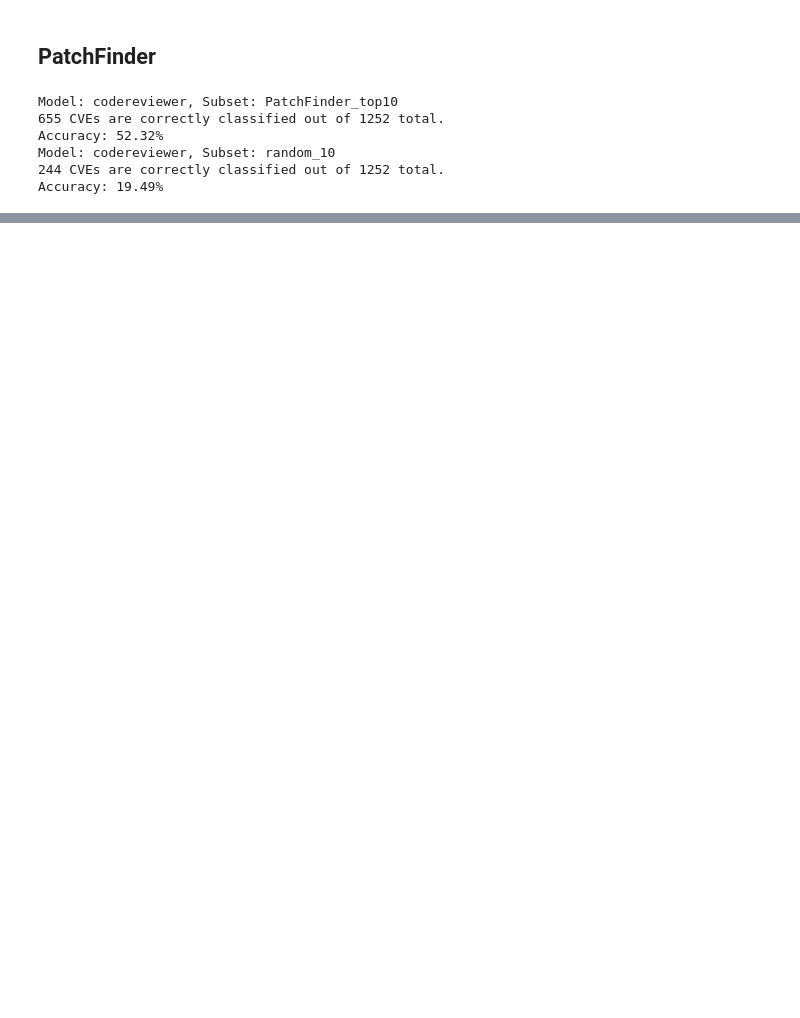
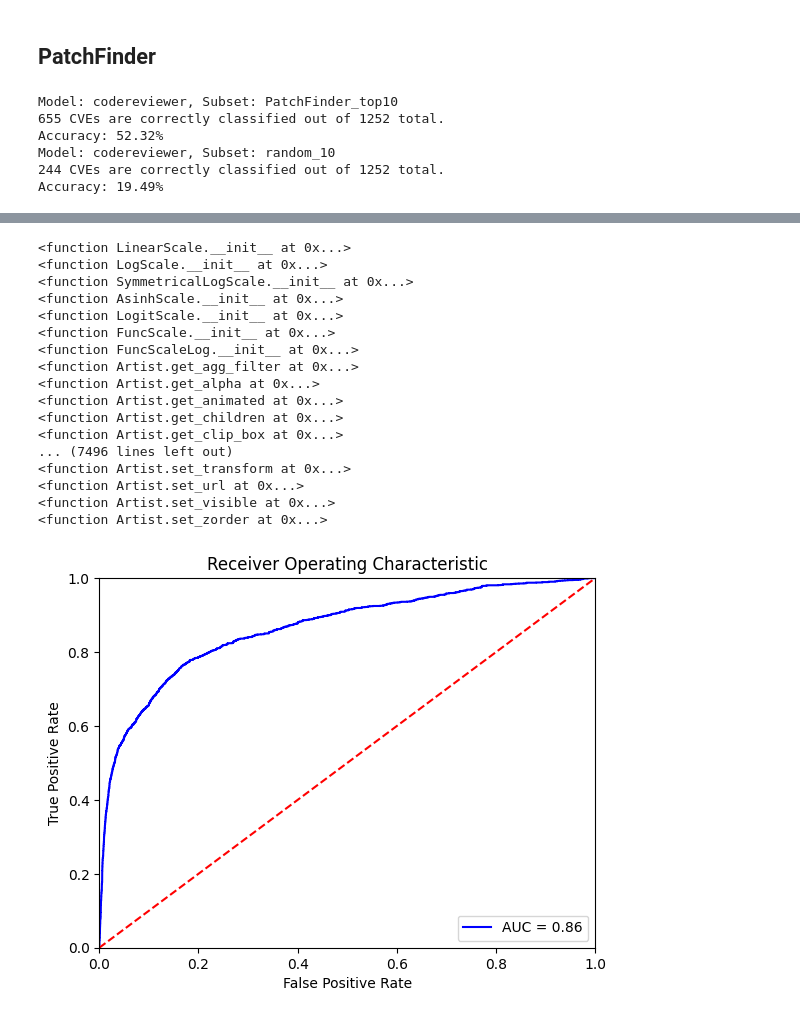
Before and after one commit to andstor/agentic-security-patch-classification-replication-package, a Jupyter notebook: analysis/results.ipynb, the cells around one changed output, grey strips where cells are left out. Cells and saved outputs as stored; diff of their text form; code cells hidden in the pictures; blank space fills up the shorter version.

```diff
--- a/analysis/results.ipynb
+++ b/analysis/results.ipynb
@@ -279,2 +532,42 @@ results_df
 # %%
 results_df.to_csv("../data/results_PatchFinder.csv", index=False)
+# %%
+# Source - https://stackoverflow.com/a
+# Posted by uniquegino, modified by community. See post 'Timeline' for change history
+# Retrieved 2026-01-14, License - CC BY-SA 4.0
+
+import sklearn.metrics as metrics
+# calculate the fpr and tpr for all thresholds of the classification
+fpr, tpr, threshold = metrics.roc_curve(df["label"], df["prediction"])
+roc_auc = metrics.auc(fpr, tpr)
+
+# method I: plt
+import matplotlib.pyplot as plt
+plt.title('Receiver Operating Characteristic')
+plt.plot(fpr, tpr, 'b', label = 'AUC = %0.2f' % roc_auc)
+plt.legend(loc = 'lower right')
+plt.plot([0, 1], [0, 1],'r--')
+plt.xlim([0, 1])
+plt.ylim([0, 1])
+plt.ylabel('True Positive Rate')
+plt.xlabel('False Positive Rate')
+plt.show()
+# %% [output]
+<function LinearScale.__init__ at 0x...>
+<function LogScale.__init__ at 0x...>
+<function SymmetricalLogScale.__init__ at 0x...>
+<function AsinhScale.__init__ at 0x...>
+<function LogitScale.__init__ at 0x...>
+<function FuncScale.__init__ at 0x...>
+<function FuncScaleLog.__init__ at 0x...>
+<function Artist.get_agg_filter at 0x...>
+<function Artist.get_alpha at 0x...>
+<function Artist.get_animated at 0x...>
+<function Artist.get_children at 0x...>
+<function Artist.get_clip_box at 0x...>
+... (7496 lines left out)
+<function Artist.set_transform at 0x...>
+<function Artist.set_url at 0x...>
+<function Artist.set_visible at 0x...>
+<function Artist.set_zorder at 0x...>
+[figure, added]
```
Also changed, not shown: parts of 25 cells of this notebook, 30 other files.
